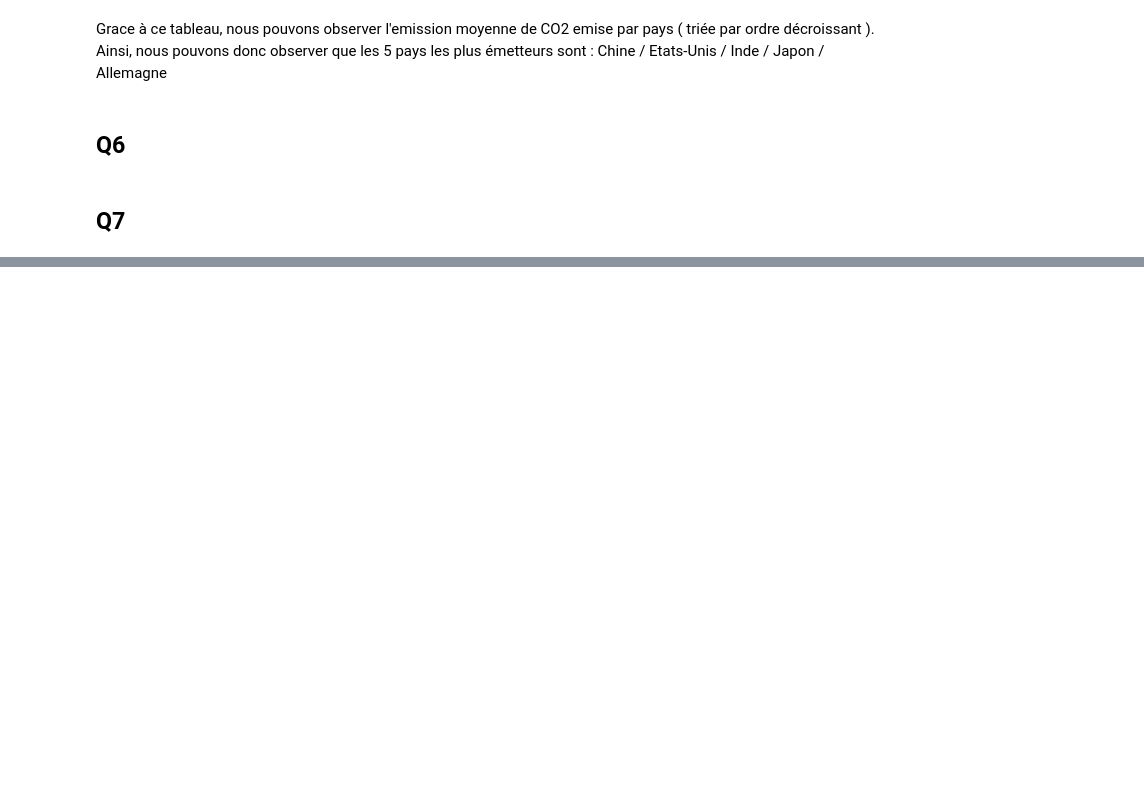
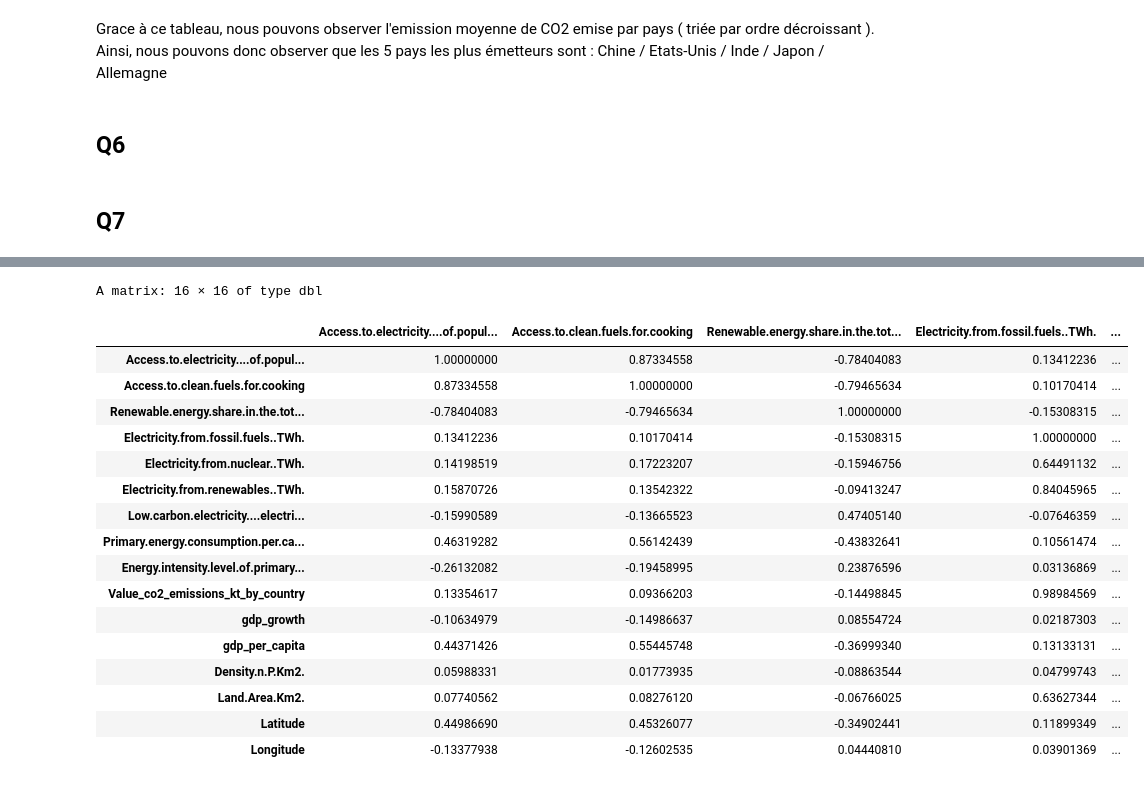
Before and after one commit to Mathilde-Mrs/Projet_machine_learning, a Jupyter notebook: notebook_R.ipynb, the cells around one changed output, grey strips where cells are left out. Drawn from its saved outputs; the diff is of its cells as text; code cells hidden in the pictures; blank space fills up the shorter version.

```diff
--- a/notebook_R.ipynb
+++ b/notebook_R.ipynb
@@ -268,0 +235,23 @@ fviz_pca_ind(resultat_pca, label= "none")
+# %%
+numeric_data =complete_data[sapply(complete_data, is.numeric)]
+mcor <- cor(numeric_data)
+mcor
+# %% [output]
+A matrix: 16 × 16 of type dbl
+|  | Access.to.electricity....of.popul... | Access.to.clean.fuels.for.cooking | Renewable.energy.share.in.the.tot... | Electricity.from.fossil.fuels..TWh. | ... |
+| Access.to.electricity....of.popul... | 1.00000000 | 0.87334558 | -0.78404083 | 0.13412236 | ... |
+| Access.to.clean.fuels.for.cooking | 0.87334558 | 1.00000000 | -0.79465634 | 0.10170414 | ... |
+| Renewable.energy.share.in.the.tot... | -0.78404083 | -0.79465634 | 1.00000000 | -0.15308315 | ... |
+| Electricity.from.fossil.fuels..TWh. | 0.13412236 | 0.10170414 | -0.15308315 | 1.00000000 | ... |
+| Electricity.from.nuclear..TWh. | 0.14198519 | 0.17223207 | -0.15946756 | 0.64491132 | ... |
+| Electricity.from.renewables..TWh. | 0.15870726 | 0.13542322 | -0.09413247 | 0.84045965 | ... |
+| Low.carbon.electricity....electri... | -0.15990589 | -0.13665523 | 0.47405140 | -0.07646359 | ... |
+| Primary.energy.consumption.per.ca... | 0.46319282 | 0.56142439 | -0.43832641 | 0.10561474 | ... |
+| Energy.intensity.level.of.primary... | -0.26132082 | -0.19458995 | 0.23876596 | 0.03136869 | ... |
+| Value_co2_emissions_kt_by_country | 0.13354617 | 0.09366203 | -0.14498845 | 0.98984569 | ... |
+| gdp_growth | -0.10634979 | -0.14986637 | 0.08554724 | 0.02187303 | ... |
+| gdp_per_capita | 0.44371426 | 0.55445748 | -0.36999340 | 0.13133131 | ... |
+| Density.n.P.Km2. | 0.05988331 | 0.01773935 | -0.08863544 | 0.04799743 | ... |
+| Land.Area.Km2. | 0.07740562 | 0.08276120 | -0.06766025 | 0.63627344 | ... |
+| Latitude | 0.44986690 | 0.45326077 | -0.34902441 | 0.11899349 | ... |
+| Longitude | -0.13377938 | -0.12602535 | 0.04440810 | 0.03901369 | ... |
```
Also changed, not shown: parts of 19 cells of this notebook.
